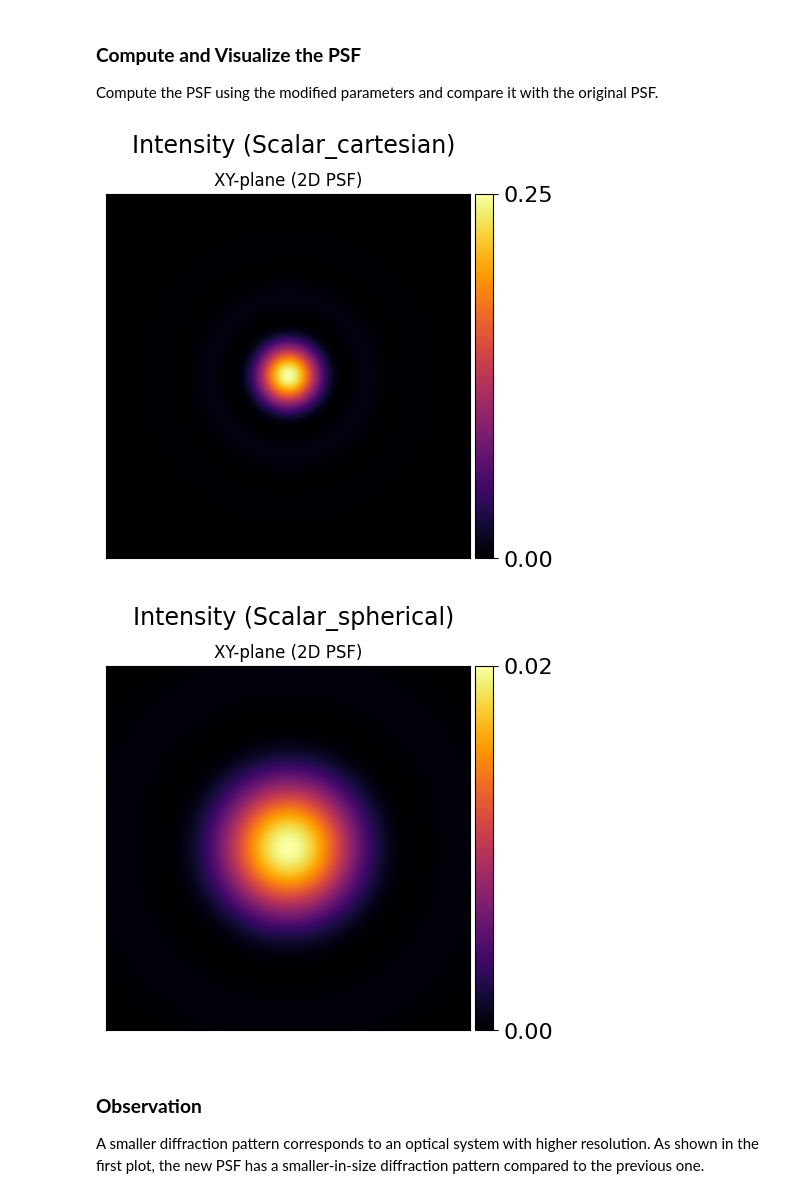
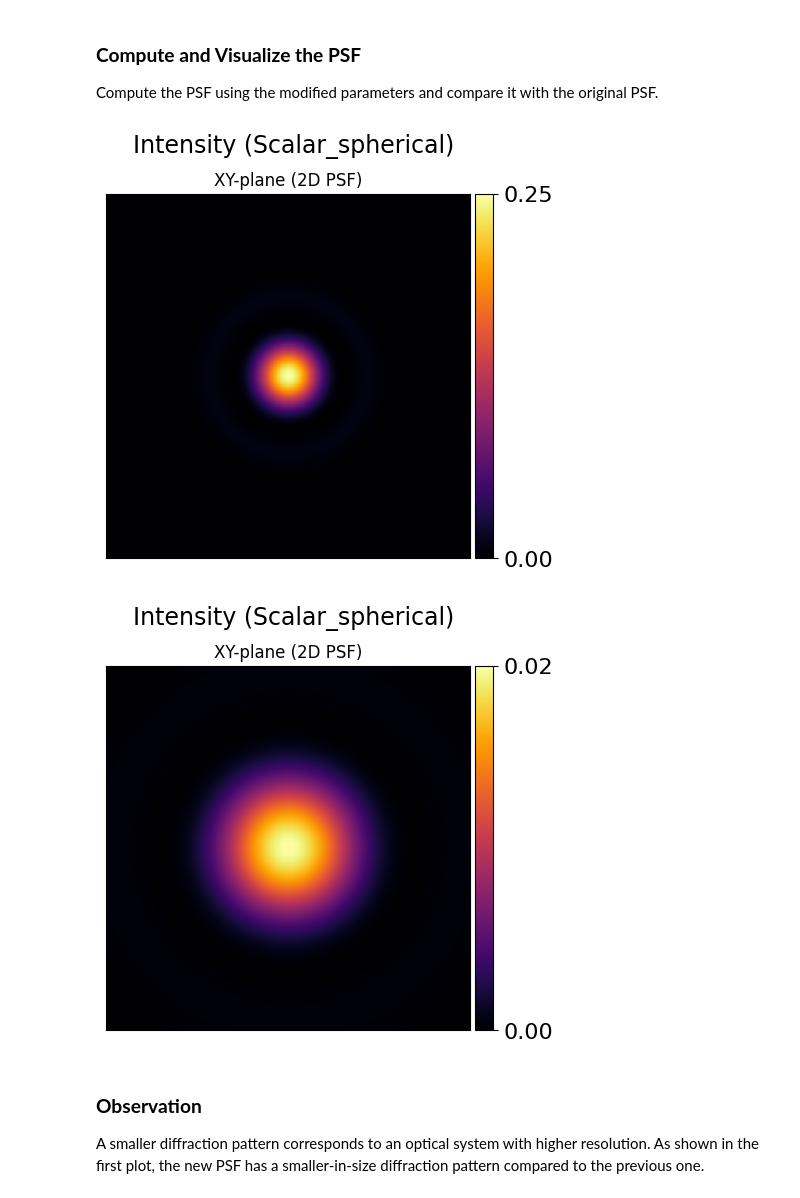
Before and after one commit to Biomedical-Imaging-Group/psf_generator, a Jupyter notebook: demos/Basic_Usage.ipynb, the cells around one changed output. Cells and saved outputs as stored; diff of their text form; code cells hidden in the pictures.

```diff
--- a/demos/Basic_Usage.ipynb
+++ b/demos/Basic_Usage.ipynb
@@ -68,28 +68,28 @@ kwargs = {
 Compute the PSF using the modified parameters and compare it with the original PSF.
 # %%
 # Compute the PSF with the new parameters
-new_propagator = ScalarCartesianPropagator(**kwargs)
+new_propagator = ScalarSphericalPropagator(**kwargs)
 new_psf = new_propagator.compute_focus_field()
 
 # Plot the new PSF
 plot_psf(
     psf=new_psf,
     name_of_propagator=new_propagator.get_name(),
     quantity='intensity',
     show_titles=True,
     show_cbar_ticks=True
 )
 
 # Optionally compare it with the previous PSF (if `propagator` and `psf` exist)
 plot_psf(
     psf=psf,
     name_of_propagator=propagator.get_name(),
     quantity='intensity',
     show_titles=True,
     show_cbar_ticks=True
 )
 # %% [output]
-[figure, old version]
+[figure, new version]
 [figure]
 # %% [markdown]
 ### **Observation**
```
Also changed, not shown: 1 other file.
